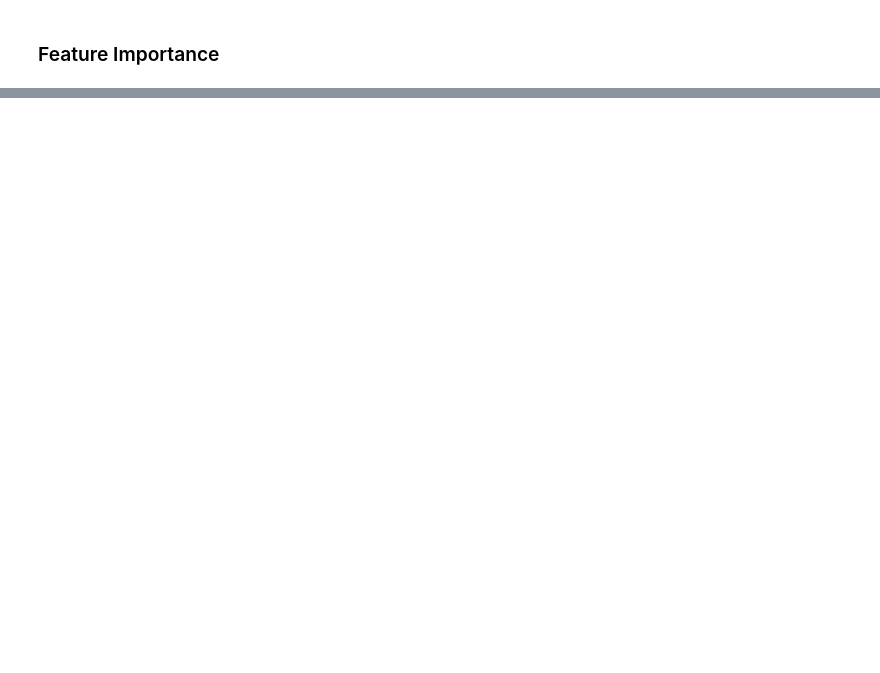
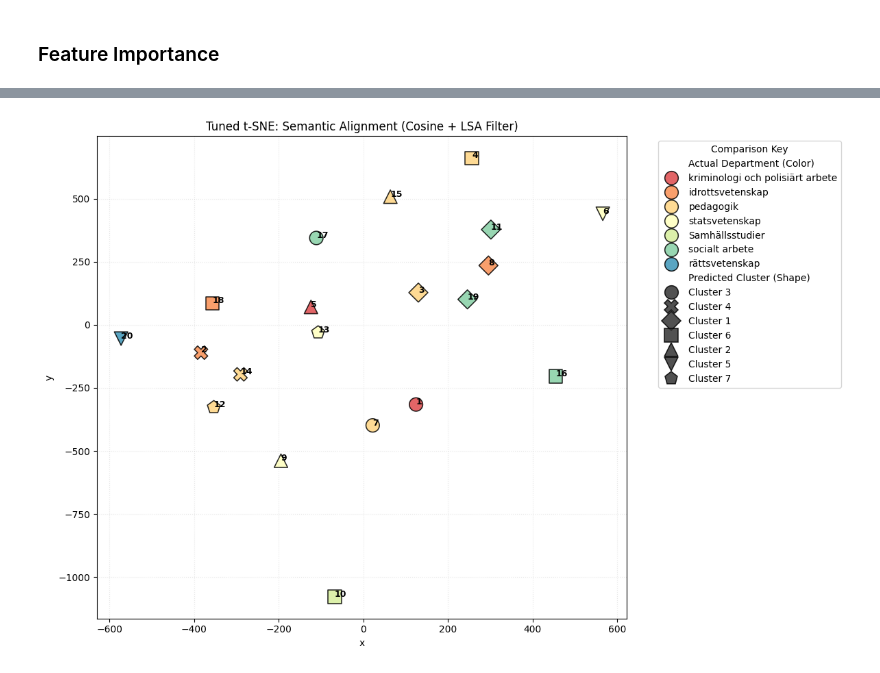
Before and after one commit to WelfLowe/ML4non-programmers, a Jupyter notebook: AI_in_social_science.ipynb, the cells around one changed output, grey strips where cells are left out. Drawn from its saved outputs; the diff is of its cells as text; code cells hidden in the pictures; blank space fills up the shorter version.

```diff
--- a/AI_in_social_science.ipynb
+++ b/AI_in_social_science.ipynb
@@ -550,0 +533,85 @@ REFLECTION QUESTIONS:
+# %%
+import pandas as pd
+import numpy as np
+import matplotlib.pyplot as plt
+import seaborn as sns
+from sklearn.feature_extraction.text import TfidfVectorizer
+from sklearn.cluster import KMeans
+from sklearn.manifold import TSNE
+from sklearn.decomposition import TruncatedSVD # For LSA noise reduction
+from sklearn.preprocessing import Normalizer
+
+# 0. DATA: Select data
+texts = texts_sv
+# texts = [entry["Motivering"] for entry in data]
+
+groups = departments_sv
+# groups = [entry["assigned Kategori"] for entry in data]
+
+# 1. SETUP
+unique_cats = list(set(groups))
+n_clusters = len(unique_cats)
+
+# 2. VECTORIZATION
+# Added ngram_range to catch phrases like "socialt arbete"
+vectorizer = TfidfVectorizer(max_features=500, ngram_range=(1, 2))
+X_tfidf = vectorizer.fit_transform(texts)
+
+# 3. LSA STEP (Noise Reduction)
+# Collapses high-dimensional noise into 10 'concept' dimensions
+lsa = TruncatedSVD(n_components=10, random_state=42)
+X_lsa = lsa.fit_transform(X_tfidf)
+X_lsa = Normalizer(copy=False).fit_transform(X_lsa) # Re-normalize for clustering
+
+# 4. KMEANS (Cluster on the cleaned LSA data)
+kmeans = KMeans(n_clusters=n_clusters, random_state=42, max_iter=10)
+kmeans_labels = kmeans.fit_predict(X_lsa)
+
+# 5. TUNED t-SNE
+# switched to metric='cosine' and init='pca' for better stability
+tsne = TSNE(
+    n_components=2,
+    perplexity=3,          # Lowered for tight N=20 grouping
+    metric='cosine',       # Crucial for text alignment
+    init='pca',
+    learning_rate='auto',
+    n_iter=2000,           # More iterations for better convergence
+    random_state=42
+)
+X_embedded = tsne.fit_transform(X_lsa)
+
+# 6. PLOTTING
+df_plot = pd.DataFrame({
+    'x': X_embedded[:, 0],
+    'y': X_embedded[:, 1],
+    'Predicted Cluster (Shape)': [f'Cluster {l+1}' for l in kmeans_labels],
+    'Actual Department (Color)': groups
+})
+
+plt.figure(figsize=(12, 8))
+category_palette = 'Spectral'
+cluster_markers = ['o', 'X', 'D', 's', '^', 'v', 'p', 'P', '*', 'h']
+
+sns.scatterplot(
+    data=df_plot,
+    x='x', y='y',
+    hue='Actual Department (Color)',
+    style='Predicted Cluster (Shape)',
+    palette=category_palette,
+    markers=cluster_markers[:n_clusters],
+    s=200,
+    edgecolor='black', # Makes shapes pop
+    alpha=0.85
+)
+
+# Use enumerate to safely map labels
+for i, txt in enumerate(texts):
+    plt.text(X_embedded[i, 0] + 0.05, X_embedded[i, 1] + 0.05, str(i+1), fontsize=9, weight='bold')
+
+plt.legend(title='Comparison Key', bbox_to_anchor=(1.05, 1), loc='upper left')
+plt.title('Tuned t-SNE: Semantic Alignment (Cosine + LSA Filter)')
+plt.grid(True, linestyle=':', alpha=0.3)
+plt.tight_layout()
+plt.show()
+# %% [output]
+[figure, added]
```
Also changed, not shown: parts of 16 cells of this notebook.
